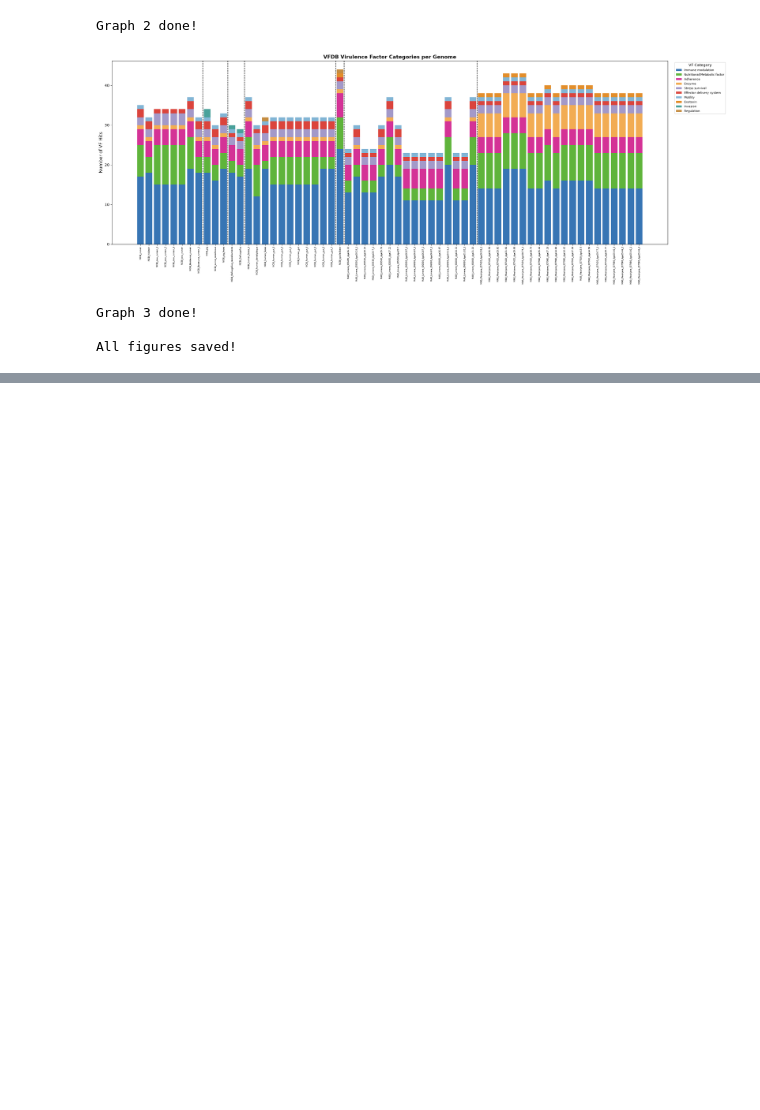
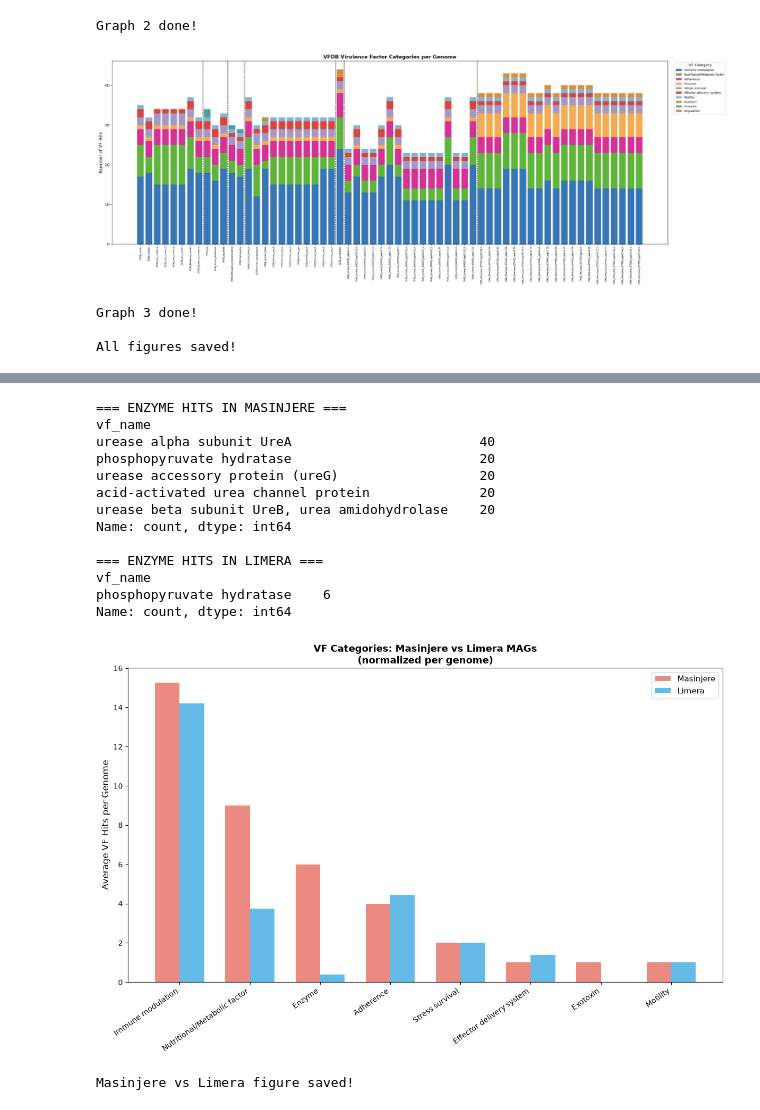
Before and after one commit to addysonotten/megasphaera-pankmer-analysis, a Jupyter notebook: vfdb_analysis/vfdb_figures.ipynb, the cells around one changed output, grey strips where cells are left out. Drawn from its saved outputs; the diff is of its cells as text; code cells hidden in the pictures; blank space fills up the shorter version.

Commit message:
Add VFDB figures — categories, top genes, Masinjere vs Limera comparison

```diff
--- a/vfdb_analysis/vfdb_figures.ipynb
+++ b/vfdb_analysis/vfdb_figures.ipynb
@@ -234,0 +307,60 @@ All figures saved!
+# %%
+# ── What are the enzyme hits? ──────────────────────────────────────────────────
+print("=== ENZYME HITS IN MASINJERE ===")
+mas_enzyme = masinjere[masinjere["category"] == "Enzyme"]
+print(mas_enzyme["vf_name"].value_counts().head(20))
+
+print("\n=== ENZYME HITS IN LIMERA ===")
+lim_enzyme = limera[limera["category"] == "Enzyme"]
+print(lim_enzyme["vf_name"].value_counts().head(20))
+
+# ── Masinjere vs Limera comparison figure ─────────────────────────────────────
+# Normalize by number of genomes
+mas_norm = masinjere["category"].value_counts() / masinjere["label"].nunique()
+lim_norm = limera["category"].value_counts() / limera["label"].nunique()
+
+# Combine into one dataframe
+all_cats = sorted(set(mas_norm.index) | set(lim_norm.index))
+comparison = pd.DataFrame({
+    "Masinjere": [mas_norm.get(c, 0) for c in all_cats],
+    "Limera": [lim_norm.get(c, 0) for c in all_cats]
+}, index=all_cats)
+comparison = comparison.sort_values("Masinjere", ascending=False)
+
+# Plot
+fig, ax = plt.subplots(figsize=(12, 8))
+x = range(len(comparison))
+width = 0.35
+
+ax.bar([i - width/2 for i in x], comparison["Masinjere"], width,
+       label="Masinjere", color="#E87D72", alpha=0.9)
+ax.bar([i + width/2 for i in x], comparison["Limera"], width,
+       label="Limera", color="#53B4E5", alpha=0.9)
+
+ax.set_xticks(list(x))
+ax.set_xticklabels(comparison.index, rotation=35, ha="right", fontsize=10)
+ax.set_ylabel("Average VF Hits per Genome", fontsize=12)
+ax.set_title("VF Categories: Masinjere vs Limera MAGs\n(normalized per genome)",
+             fontsize=13, fontweight="bold")
+ax.legend(fontsize=11)
+
+plt.tight_layout()
+plt.savefig(f"{BASE}/VFDB_Masinjere_vs_Limera.pdf", bbox_inches="tight")
+plt.show()
+print("Masinjere vs Limera figure saved!")
+# %% [output]
+=== ENZYME HITS IN MASINJERE ===
+vf_name
+urease alpha subunit UreA                        40
+phosphopyruvate hydratase                        20
+urease accessory protein (ureG)                  20
+acid-activated urea channel protein              20
+urease beta subunit UreB, urea amidohydrolase    20
+Name: count, dtype: int64
+
+=== ENZYME HITS IN LIMERA ===
+vf_name
+phosphopyruvate hydratase    6
+Name: count, dtype: int64
+[figure, added]
+Masinjere vs Limera figure saved!
```
Also changed, not shown: parts of 4 cells of this notebook, 4 other files.
